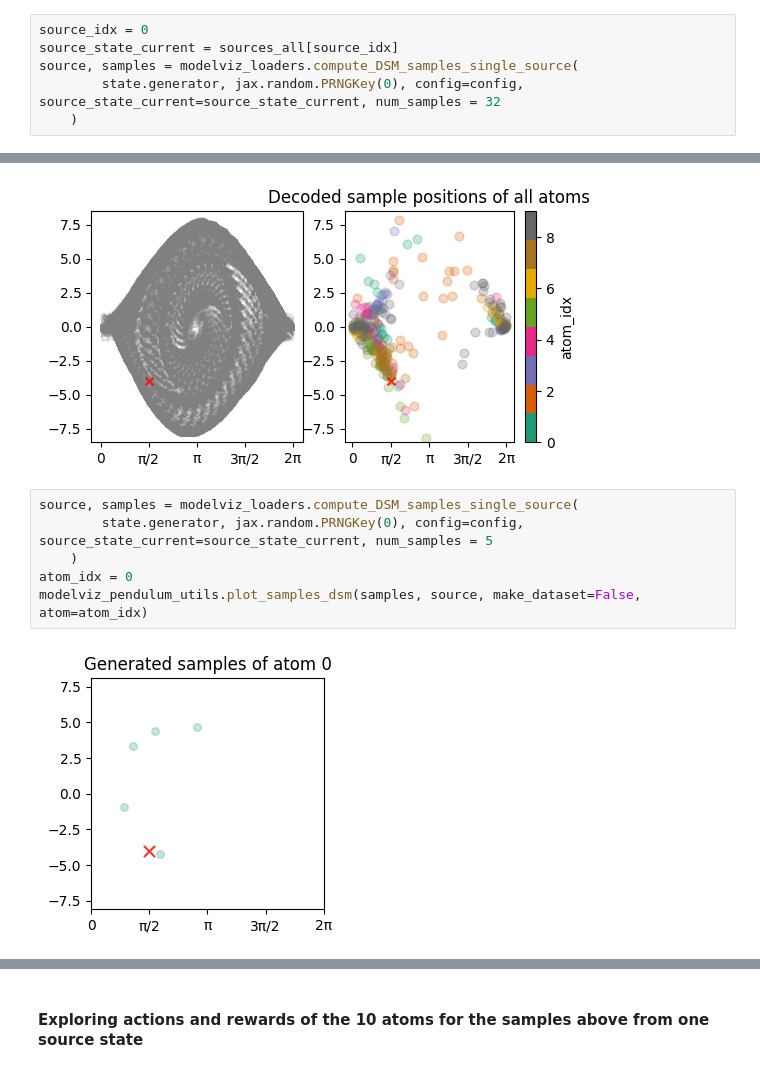
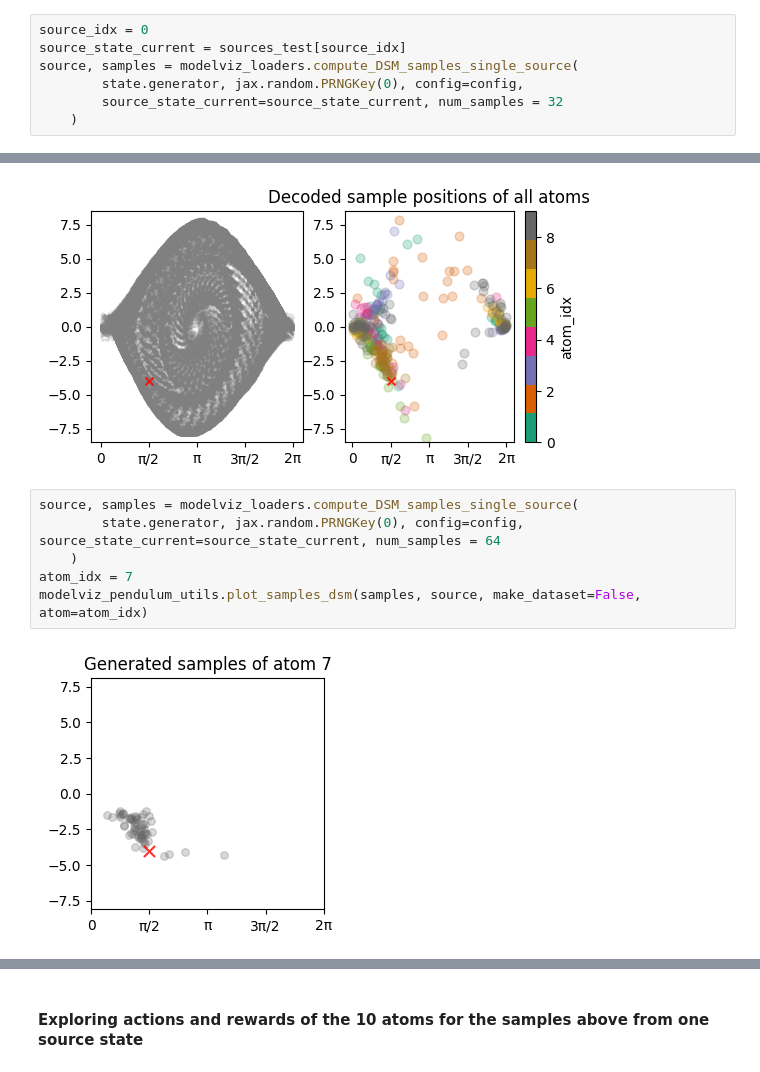
Before and after one commit to Sruthi-sk/dsm-hippocampus, a Jupyter notebook: notebooks/model_viz_pendulum.ipynb, the cells around one changed output, grey strips where cells are left out. Saved outputs shown, nothing was run; the diff lists cells and outputs as text.

```diff
--- a/notebooks/model_viz_pendulum.ipynb
+++ b/notebooks/model_viz_pendulum.ipynb
@@ -259,9 +230,10 @@ atom_input = latent+source_state <br>
 DSM model input (n_samples, n_atoms, atom_input)
 # %%
 source_idx = 0
-source_state_current = sources_all[source_idx]
+source_state_current = sources_test[source_idx]
 source, samples = modelviz_loaders.compute_DSM_samples_single_source(
-        state.generator, jax.random.PRNGKey(0), config=config, source_state_current=source_state_current, num_samples = 32
+        state.generator, jax.random.PRNGKey(0), config=config,
+        source_state_current=source_state_current, num_samples = 32
     )
 # %%
 modelviz_pendulum_utils.plot_samples_dsm(samples, source, make_dataset=True, atom='all')
@@ -275,9 +247,9 @@ modelviz_pendulum_utils.plot_samples_dsm(samples, source, make_dataset=True, ato
 [figure]
 # %%
 source, samples = modelviz_loaders.compute_DSM_samples_single_source(
-        state.generator, jax.random.PRNGKey(0), config=config, source_state_current=source_state_current, num_samples = 5
+        state.generator, jax.random.PRNGKey(0), config=config, source_state_current=source_state_current, num_samples = 64
     )
-atom_idx = 0
+atom_idx = 7
 modelviz_pendulum_utils.plot_samples_dsm(samples, source, make_dataset=False, atom=atom_idx)
 # %% [output]
-[figure, old version]
+[figure, new version]
```
Also changed, not shown: parts of 58 cells of this notebook.
